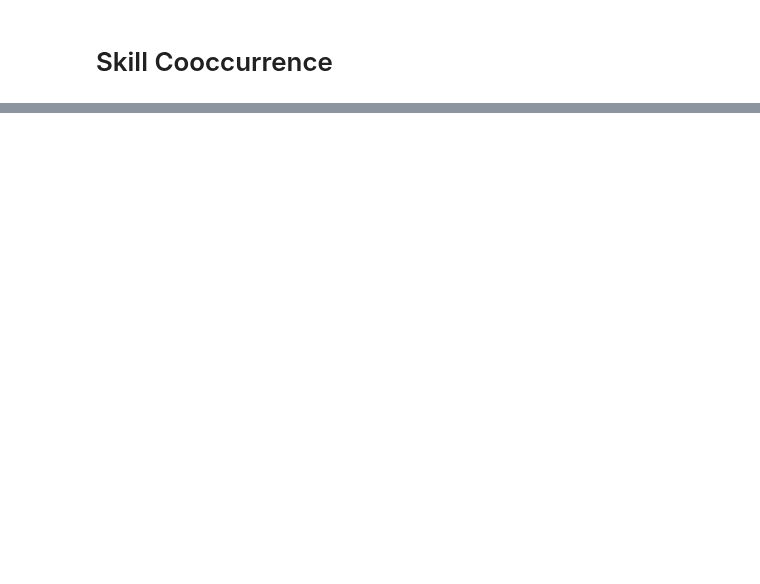
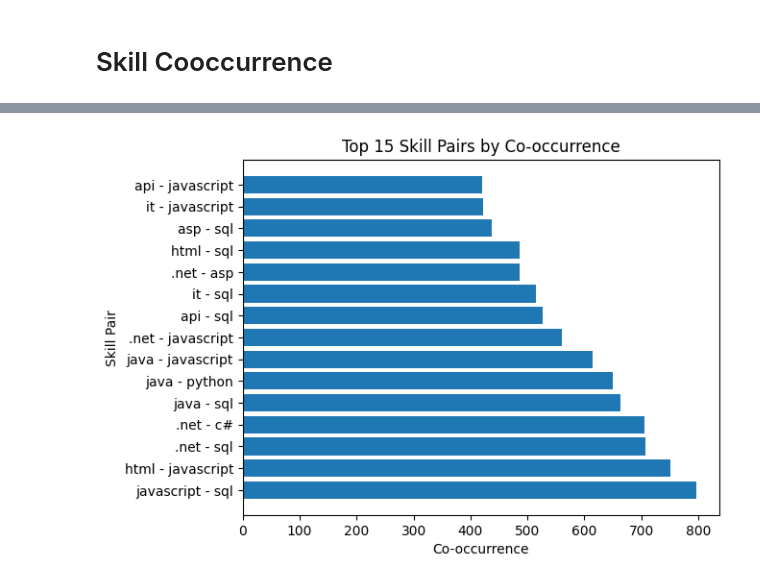
Before and after one commit to harsh-jain101/2023Spr_projects, a Jupyter notebook: Dice.ipynb, the cells around one changed output, grey strips where cells are left out. Drawn from its saved outputs; the diff is of its cells as text; code cells hidden in the pictures; blank space fills up the shorter version.

Commit message:
added skill cooc function and its viz

```diff
--- a/Dice.ipynb
+++ b/Dice.ipynb
@@ -874,0 +801,3 @@ skill_coocc.size
+# %%
+sk1 = skill_co_occ(df)
+sk1 = sk1.rename(columns={'job_id': 'co-occurrence'})
@@ -874,0 +813,12 @@ skill_coocc.size
+# %%
+top_pairs = sk1.head(15)
+
+# Create a bar chart of the top pairs
+plt.barh(top_pairs['skill_x'] + ' - ' + top_pairs['skill_y'], top_pairs['co-occurrence'])
+
+plt.title('Top 15 Skill Pairs by Co-occurrence')
+plt.xlabel('Co-occurrence')
+plt.ylabel('Skill Pair')
+plt.show()
+# %% [output]
+[figure, added]
```
Also changed, not shown: parts of 18 cells of this notebook, 1 other file.
